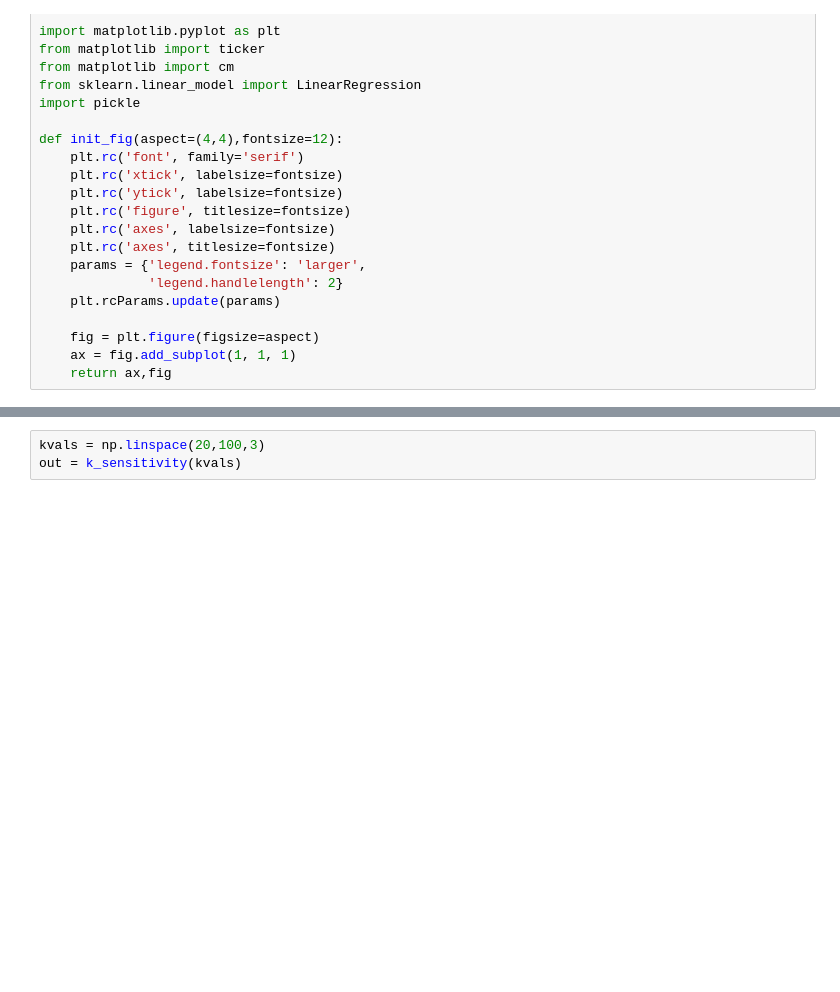
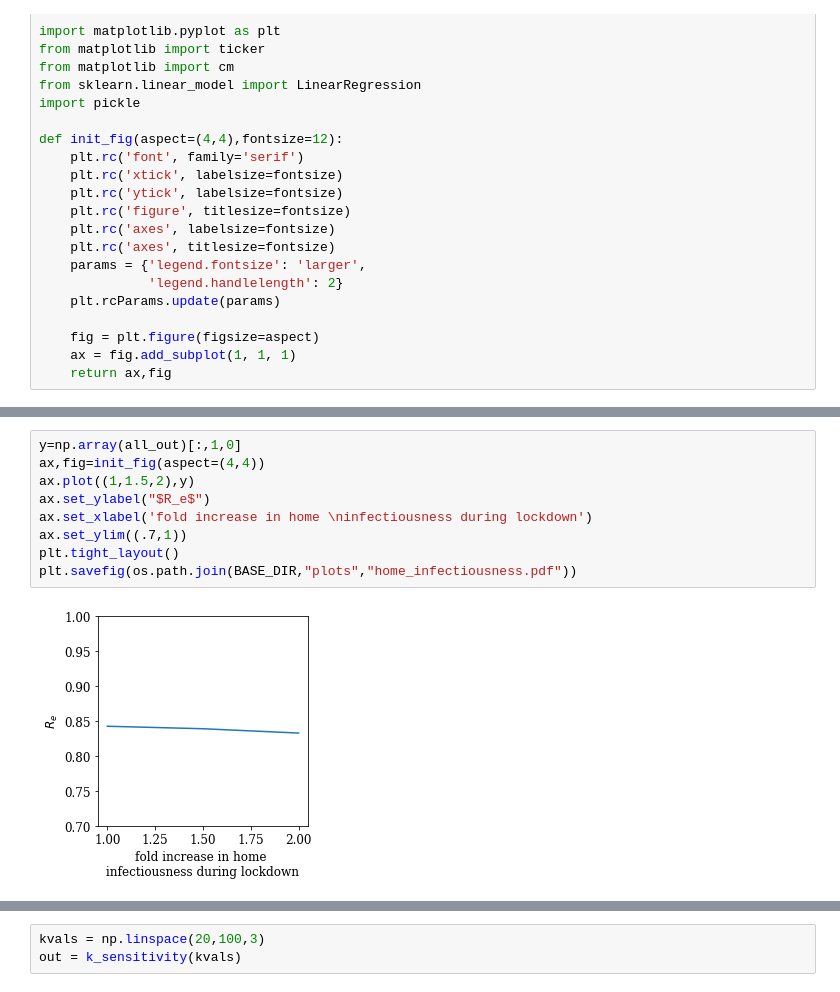
Before and after one commit to omerka-weizmann/2_day_workweek, a Jupyter notebook: network_simulations.ipynb, the cells around one changed output, grey strips where cells are left out. Saved outputs shown, nothing was run; the diff lists cells and outputs as text; blank space fills up the shorter version.

```diff
--- a/network_simulations.ipynb
+++ b/network_simulations.ipynb
@@ -149,0 +185,11 @@ def estimate_Re_percenteighty(config,T_relevant,Rw,Rl,period,lockdown,iterations
+# %%
+y=np.array(all_out)[:,1,0]
+ax,fig=init_fig(aspect=(4,4))
+ax.plot((1,1.5,2),y)
+ax.set_ylabel("$R_e$")
+ax.set_xlabel('fold increase in home \ninfectiousness during lockdown')
+ax.set_ylim((.7,1))
+plt.tight_layout()
+plt.savefig(os.path.join(BASE_DIR,"plots","home_infectiousness.pdf"))
+# %% [output]
+[figure, added]
```
Also changed, not shown: parts of 14 cells of this notebook.
